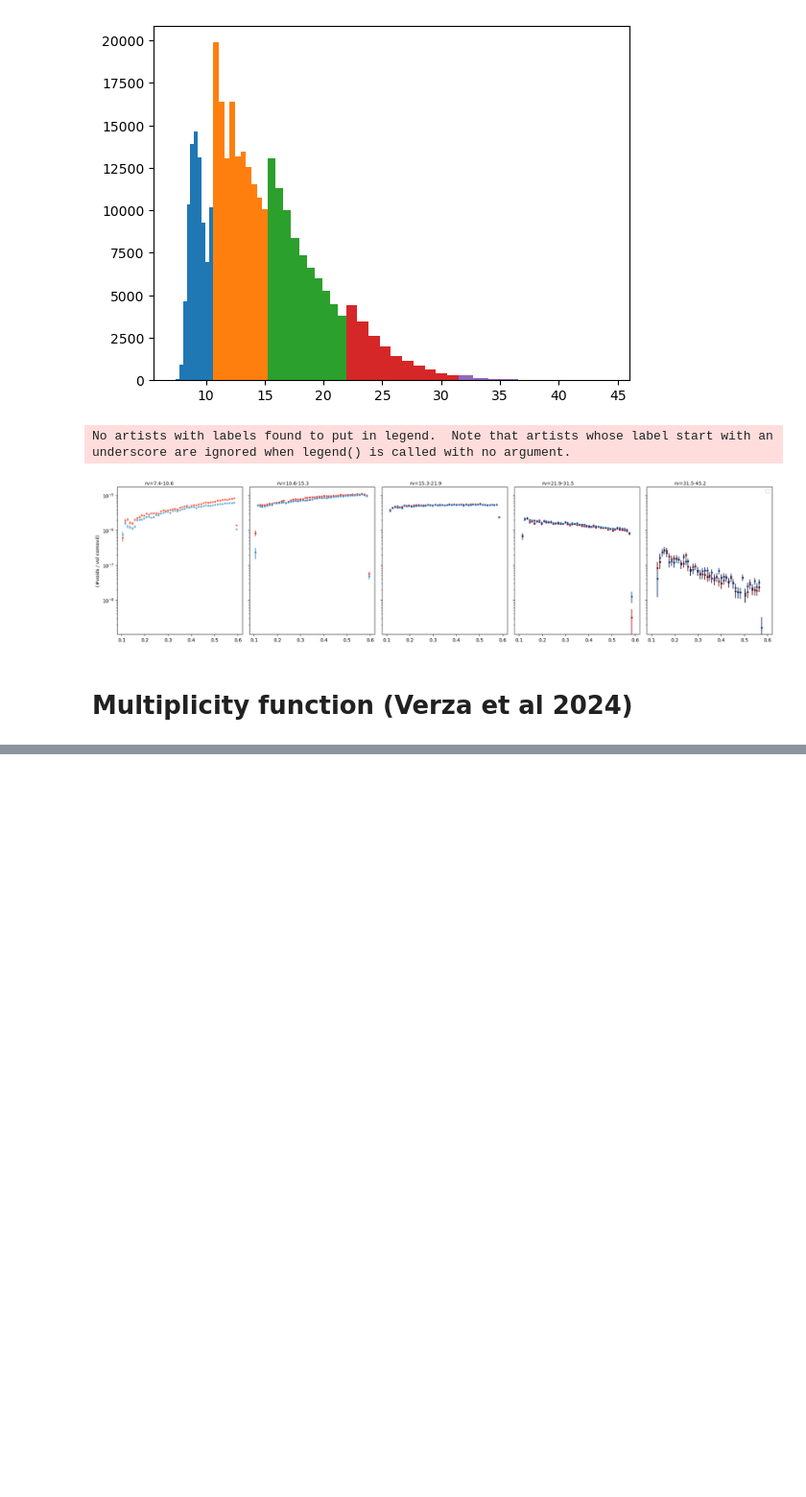
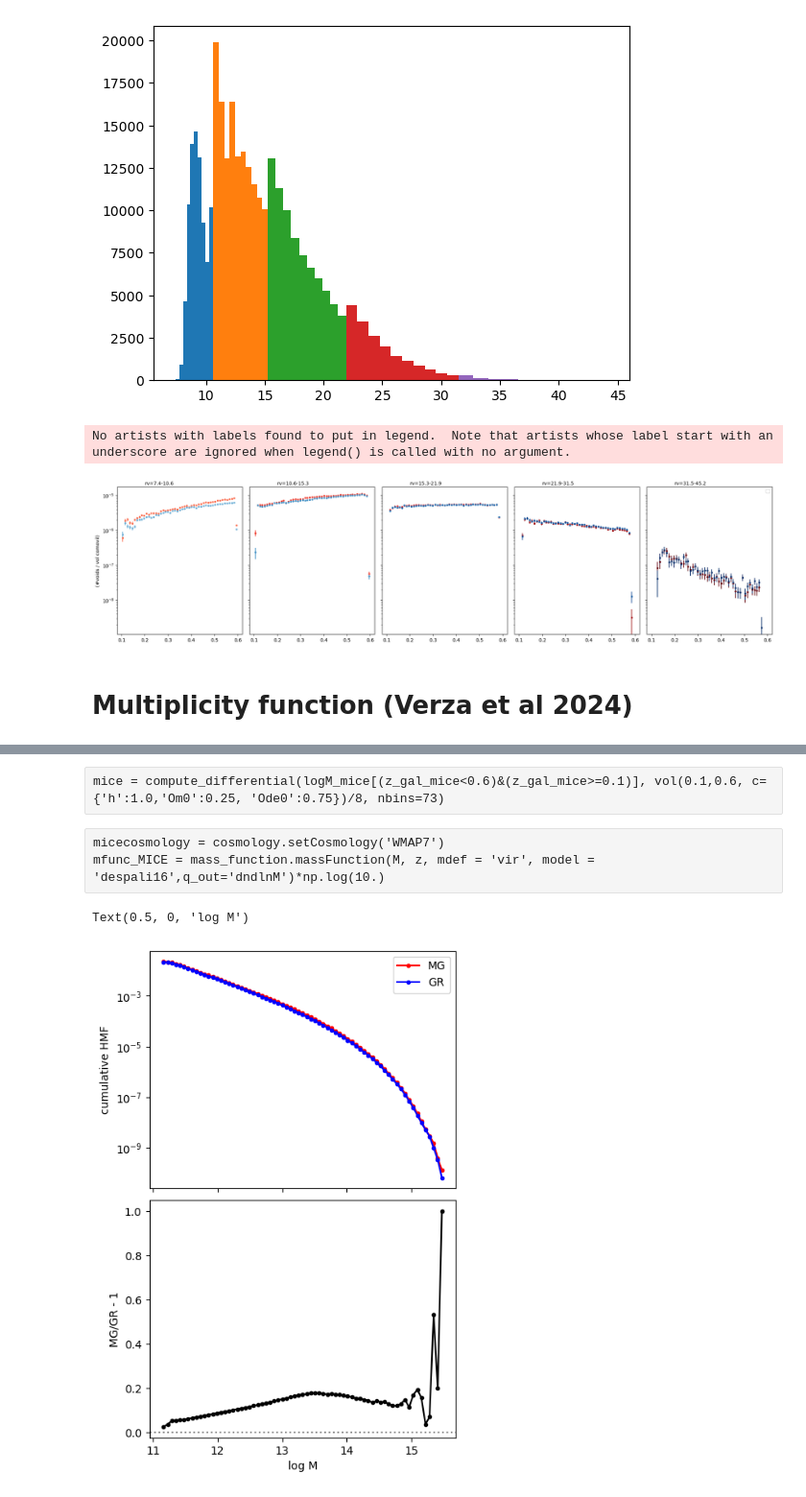
Before and after one commit to francaporaso/modified_gravity, a Jupyter notebook: tests.ipynb, the cells around one changed output, grey strips where cells are left out. Shown: that part at 96% size. Drawn from its saved outputs; the diff is of its cells as text; code cells hidden in the pictures; blank space fills up the shorter version.

```diff
--- a/tests.ipynb
+++ b/tests.ipynb
@@ -164,0 +218,10 @@ def f(S):
+# %%
+with fits.open('/home/fcaporaso/cats/L768/GR_cosmohub19016.fits') as f:
+    central = f[1].data.kind == 0
+    logM_GR = f[1].data.halo_lm[central]
+    z_gal_GR = f[1].data.true_redshift_gal[central]
+# %%
+with fits.open('/home/fcaporaso/cats/L768/MG_cosmohub19015.fits') as f:
+    central = f[1].data.kind == 0
+    logM_MG = f[1].data.halo_lm[central]
+    z_gal_MG = f[1].data.true_redshift_gal[central]
@@ -164,0 +233,8 @@ def f(S):
+# %%
+GR = compute_differential(logM_GR[(z_gal_GR<0.6)&(z_gal_GR>=0.1)], vol(0.1,0.6))
+MG = compute_differential(logM_MG[(z_gal_MG<0.6)&(z_gal_MG>=0.1)], vol(0.1,0.6))
+# %%
+GR_cum = compute_cumulative(GR[0],GR[1])
+MG_cum = compute_cumulative(MG[0],MG[1])
+# %% [raw]
+mice = compute_differential(logM_mice[(z_gal_mice<0.6)&(z_gal_mice>=0.1)], vol(0.1,0.6, c={'h':1.0,'Om0':0.25, 'Ode0':0.75})/8, nbins=73)
@@ -164,0 +244,3 @@ def f(S):
+# %% [raw]
+micecosmology = cosmology.setCosmology('WMAP7')
+mfunc_MICE = mass_function.massFunction(M, z, mdef = 'vir', model = 'despali16',q_out='dndlnM')*np.log(10.)
@@ -164,0 +250,19 @@ def f(S):
+# %%
+fig,(ax1,ax2) = plt.subplots(2,1, sharex=True, figsize=(5,8))
+ax1.plot(MG[0],MG_cum[0],'.-', label='MG', c='r')
+ax1.plot(GR[0],GR_cum[0],'.-', label='GR', c='b')
+#ax1.set_xlim(11.3,15.5)
+#ax1.set_ylim(1e-8,1e-1)
+ax1.semilogy()
+ax1.legend()
+ax1.set_ylabel('cumulative HMF')
+#ax1.set_title('GR')
+ax2.plot(MG[0],MG_cum[0]/GR_cum[0] - 1, 'k.-')
+ax2.set_ylabel('MG/GR - 1')
+#ax2.set_ylim(-0.05,0.25)
+ax2.axhline(0, ls=':', c='k', alpha=0.5)
+fig.subplots_adjust(hspace=0.05,wspace=0.1)
+ax2.set_xlabel('log M')
+# %% [output]
+Text(0.5, 0, 'log M')
+[figure, added]
```
Also changed, not shown: parts of 10 cells of this notebook.
